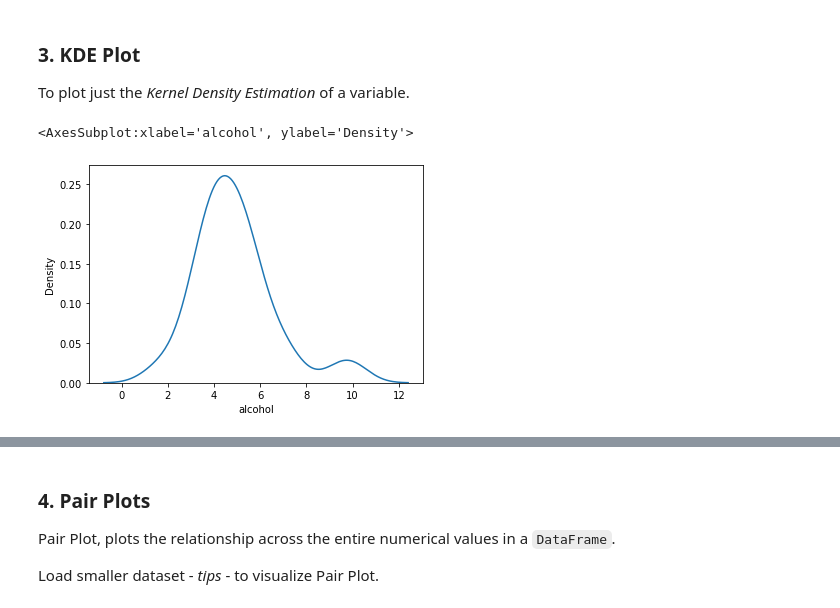
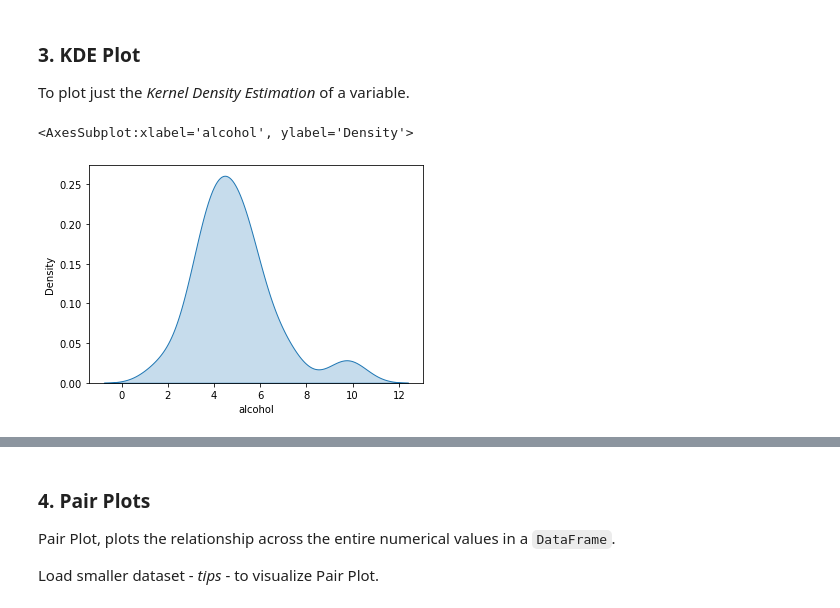
Before and after one commit to DheemanthBhat/ML-Libraries, a Jupyter notebook: 4 Seaborn/Seaborn Tutorial - PART 1.ipynb, the cells around one changed output, grey strips where cells are left out. Cells and saved outputs as stored; diff of their text form; code cells hidden in the pictures.

```diff
--- a/4 Seaborn/Seaborn Tutorial - PART 1.ipynb
+++ b/4 Seaborn/Seaborn Tutorial - PART 1.ipynb
@@ -150,9 +150,9 @@ sns.jointplot(x="speeding", y="alcohol", data=cc_df, kind="hex")
 
 To plot just the _Kernel Density Estimation_ of a variable.
 # %%
-sns.kdeplot(x=cc_df["alcohol"])
+sns.kdeplot(x=cc_df["alcohol"], shade=True)
 # %% [output]
 <AxesSubplot:xlabel='alcohol', ylabel='Density'>
-[figure, old version]
+[figure, new version]
 [interactive output not drawn]
 # %%
```
Also changed, not shown: parts of 2 cells of this notebook, 2 other files.
